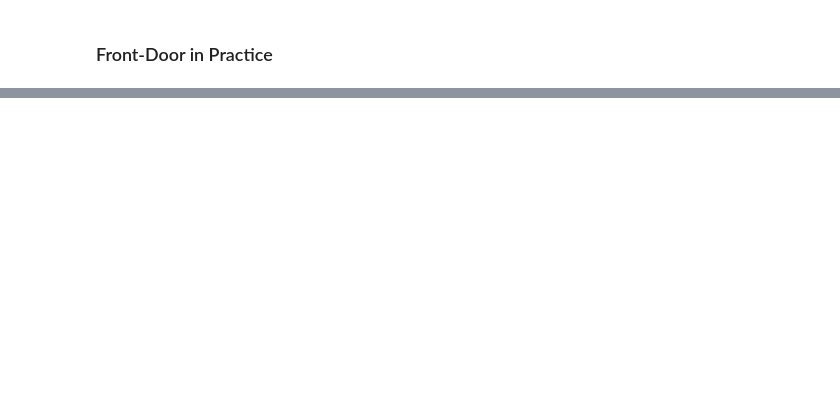
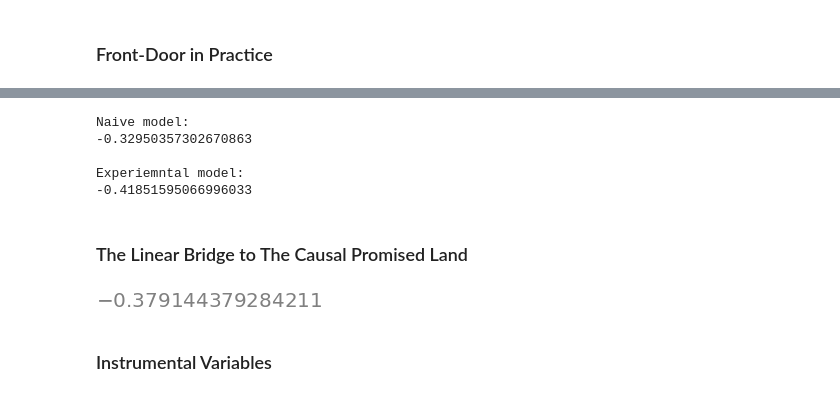
Before and after one commit to joakor89/Causal_inference_in_python, a Jupyter notebook: chap_06/NESD.ipynb, the cells around one changed output, grey strips where cells are left out. Saved outputs shown, nothing was run; the diff lists cells and outputs as text; code cells hidden in the pictures; blank space fills up the shorter version.

```diff
--- a/chap_06/NESD.ipynb
+++ b/chap_06/NESD.ipynb
@@ -344,0 +388,33 @@ plt.show()
+# %%
+# Get coefficients
+print(f'Naive model:\n{lr_naive.coef_[0]}\n')
+print(f'Experiemntal model:\n{lr_experiment.coef_[0]}')
+# %% [output]
+Naive model:
+-0.32950357302670863
+
+Experiemntal model:
+-0.41851595066996033
+# %% [markdown]
+### The Linear Bridge to The Causal Promised Land
+# %%
+# Model E(Z|X)
+lr_zx = LinearRegression()
+lr_zx.fit(
+    X=gps_obs.reshape(-1, 1),
+    y=hippocampus_obs
+)
+
+# Model E(Y|X, Z)E(X)
+lr_yxz = LinearRegression()
+lr_yxz.fit(
+    X=np.array([gps_obs,hippocampus_obs]).T,
+    y=memory_obs
+)
+
+# Compute the expected causal effect
+lr_zx.coef_[0] * lr_yxz.coef_[1]
+# %% [output]
+[figure, added]
+# %% [markdown]
+### Instrumental Variables
```
Also changed, not shown: parts of 16 cells of this notebook, 2 other files.
